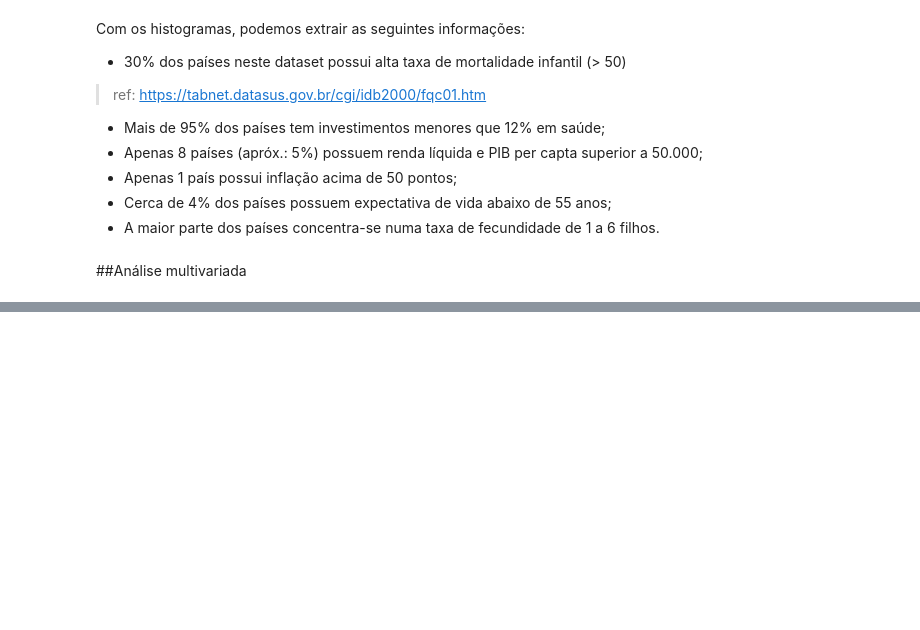
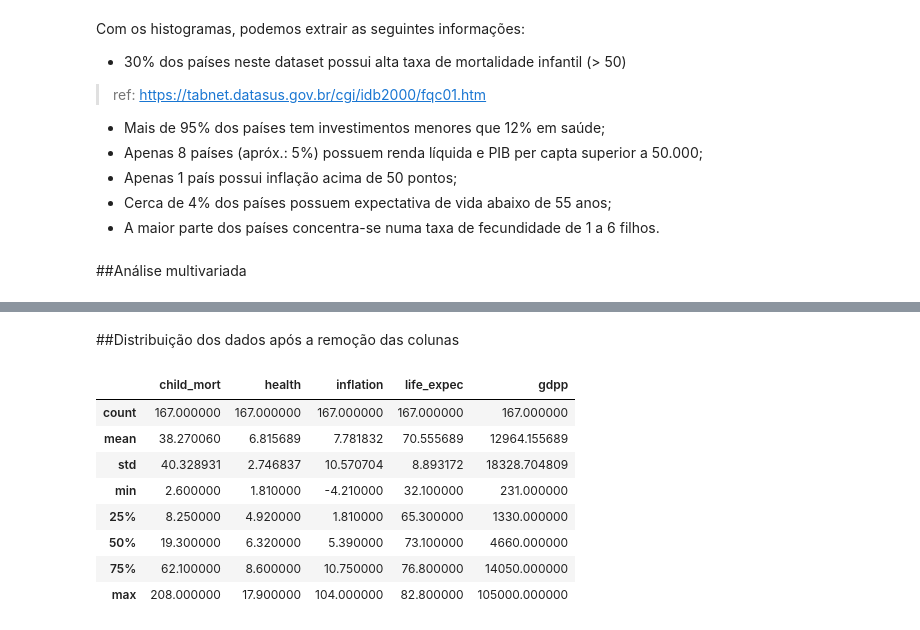
Before and after one commit to GabrielCdev/HELP_International_Analysis, a Jupyter notebook: HELP_International_Analysis.ipynb, the cells around one changed output, grey strips where cells are left out. Drawn from its saved outputs; the diff is of its cells as text; code cells hidden in the pictures; blank space fills up the shorter version.

```diff
--- a/HELP_International_Analysis.ipynb
+++ b/HELP_International_Analysis.ipynb
@@ -187,0 +232,14 @@ A partir desta análise podemos inferir que quanto menor a expectativa de vida a
+# %% [markdown]
+##Distribuição dos dados após a remoção das colunas
+# %%
+help_df.describe()
+# %% [output]
+|  | child_mort | health | inflation | life_expec | gdpp |
+| count | 167.000000 | 167.000000 | 167.000000 | 167.000000 | 167.000000 |
+| mean | 38.270060 | 6.815689 | 7.781832 | 70.555689 | 12964.155689 |
+| std | 40.328931 | 2.746837 | 10.570704 | 8.893172 | 18328.704809 |
+| min | 2.600000 | 1.810000 | -4.210000 | 32.100000 | 231.000000 |
+| 25% | 8.250000 | 4.920000 | 1.810000 | 65.300000 | 1330.000000 |
+| 50% | 19.300000 | 6.320000 | 5.390000 | 73.100000 | 4660.000000 |
+| 75% | 62.100000 | 8.600000 | 10.750000 | 76.800000 | 14050.000000 |
+| max | 208.000000 | 17.900000 | 104.000000 | 82.800000 | 105000.000000 |
```
Also changed, not shown: parts of 42 cells of this notebook.
